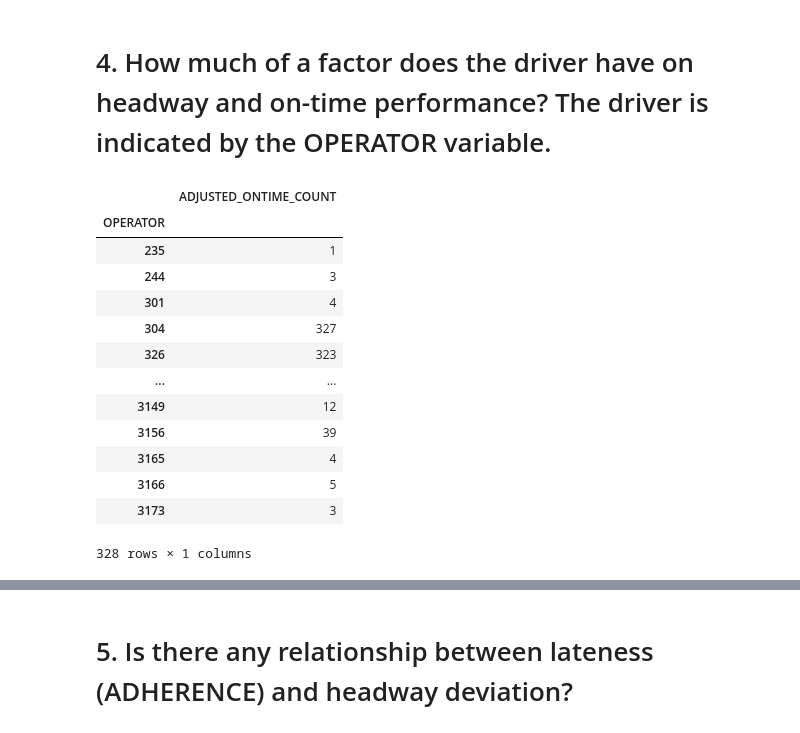
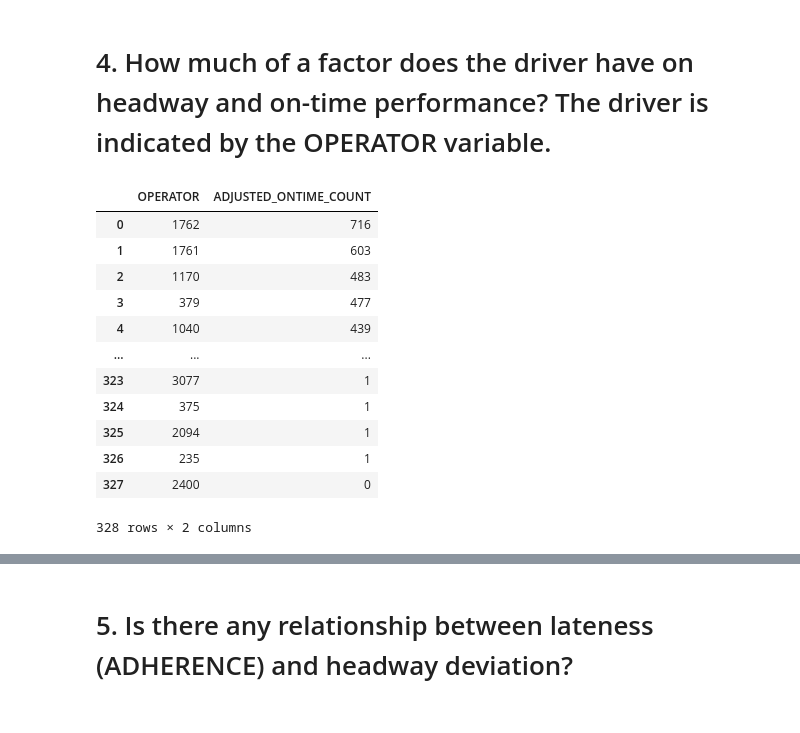
Before and after one commit to NSS-Data-Analytics-Cohort-11/wego-raiders, a Jupyter notebook: notebooks/WeGo.ipynb, the cells around one changed output, grey strips where cells are left out. Drawn from its saved outputs; the diff is of its cells as text; code cells hidden in the pictures.

```diff
--- a/notebooks/WeGo.ipynb
+++ b/notebooks/WeGo.ipynb
@@ -375,19 +370,19 @@ dweek_adherence
 # 4. How much of a factor does the driver have on headway and on-time performance? The driver is indicated by the OPERATOR variable.
 # %%
 operator_adherence_ontime = wego[['OPERATOR', "ADJUSTED_ONTIME_COUNT"]].groupby(['OPERATOR']).agg('sum')
+operator_adherence_ontime = operator_adherence_ontime.sort_values(['ADJUSTED_ONTIME_COUNT'], ascending=[False]).reset_index()
 operator_adherence_ontime
 # %% [output]
-|  | ADJUSTED_ONTIME_COUNT |
-| OPERATOR |  |
-| 235 | 1 |
-| 244 | 3 |
-| 301 | 4 |
-| 304 | 327 |
-| 326 | 323 |
-| ... | ... |
-| 3149 | 12 |
-| 3156 | 39 |
-| 3165 | 4 |
-| 3166 | 5 |
-| 3173 | 3 |
+|  | OPERATOR | ADJUSTED_ONTIME_COUNT |
+| 0 | 1762 | 716 |
+| 1 | 1761 | 603 |
+| 2 | 1170 | 483 |
+| 3 | 379 | 477 |
+| 4 | 1040 | 439 |
+| ... | ... | ... |
+| 323 | 3077 | 1 |
+| 324 | 375 | 1 |
+| 325 | 2094 | 1 |
+| 326 | 235 | 1 |
+| 327 | 2400 | 0 |
-328 rows × 1 columns
+328 rows × 2 columns
```
Also changed, not shown: parts of 18 cells of this notebook.
